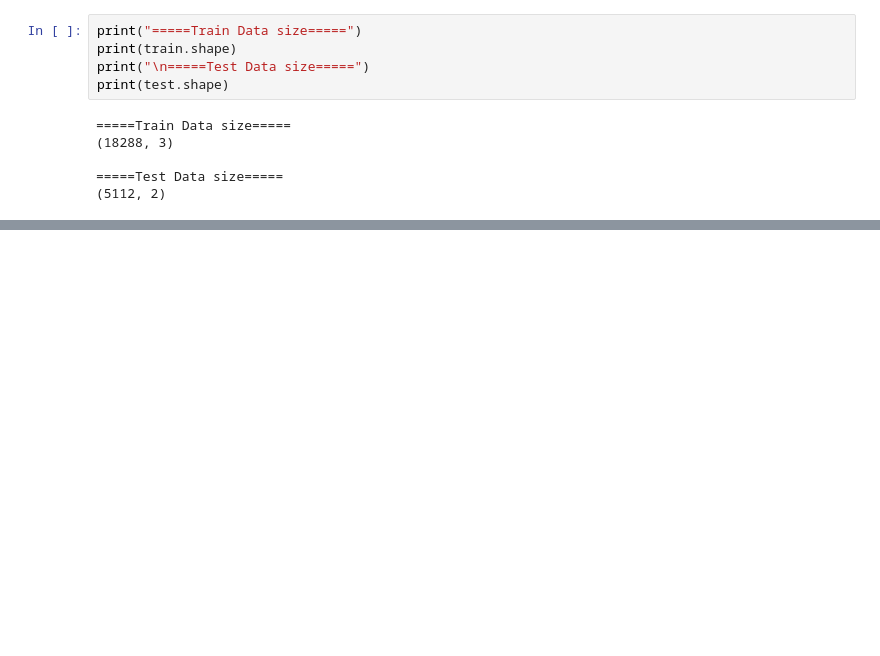
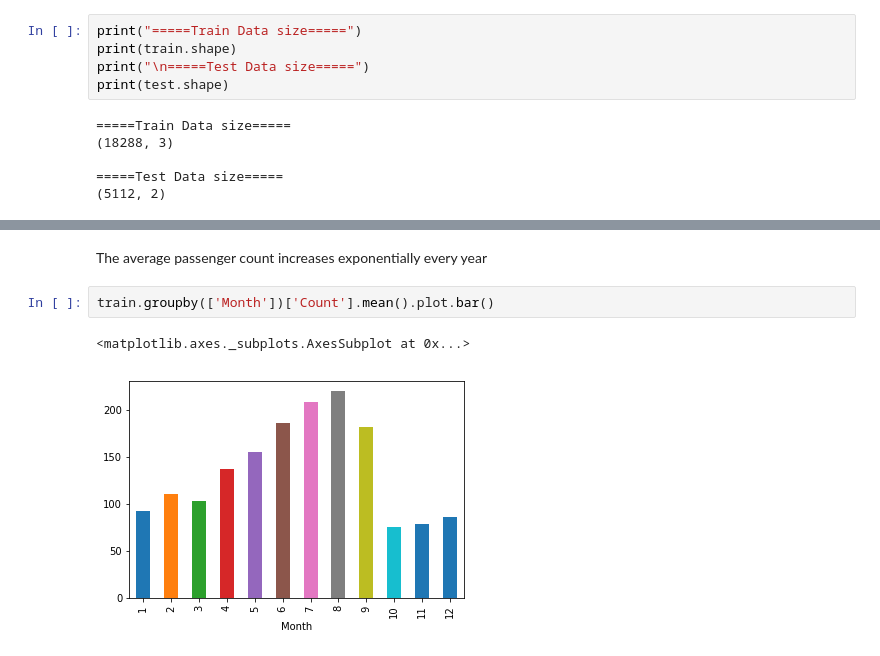
Before and after one commit to vedant511/time-series-analysis, a Jupyter notebook: src/main.ipynb, the cells around one changed output, grey strips where cells are left out. Saved outputs shown, nothing was run; the diff lists cells and outputs as text; blank space fills up the shorter version.

```diff
--- a/src/main.ipynb
+++ b/src/main.ipynb
@@ -79,0 +138,7 @@ print(test.shape)
+# %% [markdown]
+The average passenger count increases exponentially every year
+# %%
+train.groupby(['Month'])['Count'].mean().plot.bar()
+# %% [output]
+<matplotlib.axes._subplots.AxesSubplot at 0x...>
+[figure, added]
```
Also changed, not shown: parts of 30 cells of this notebook, 1 other file.
